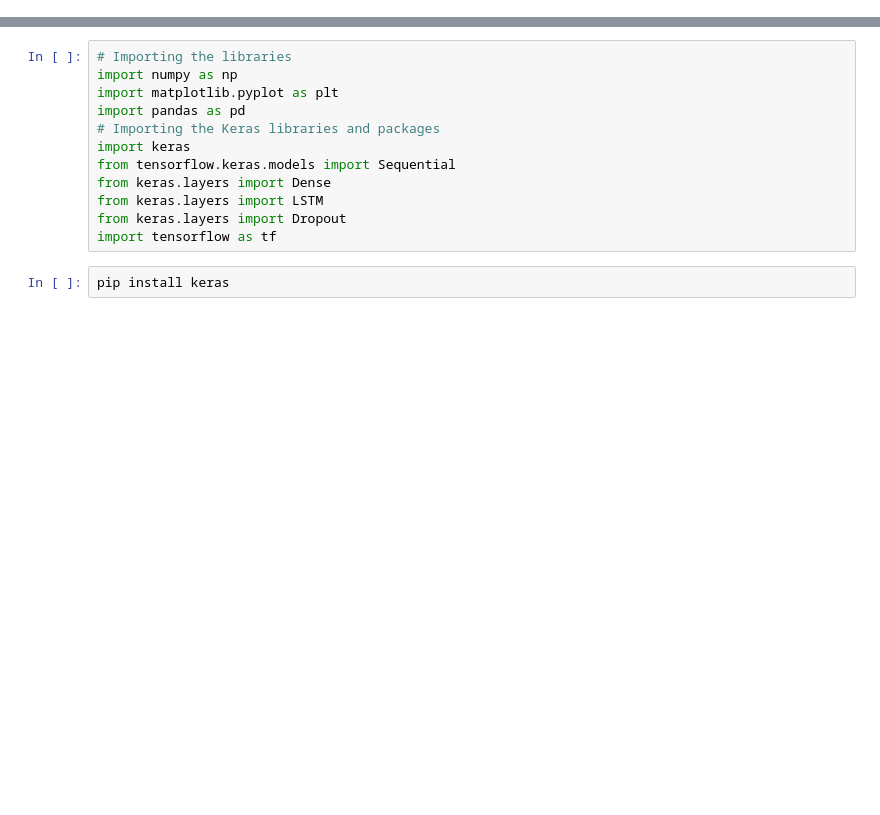
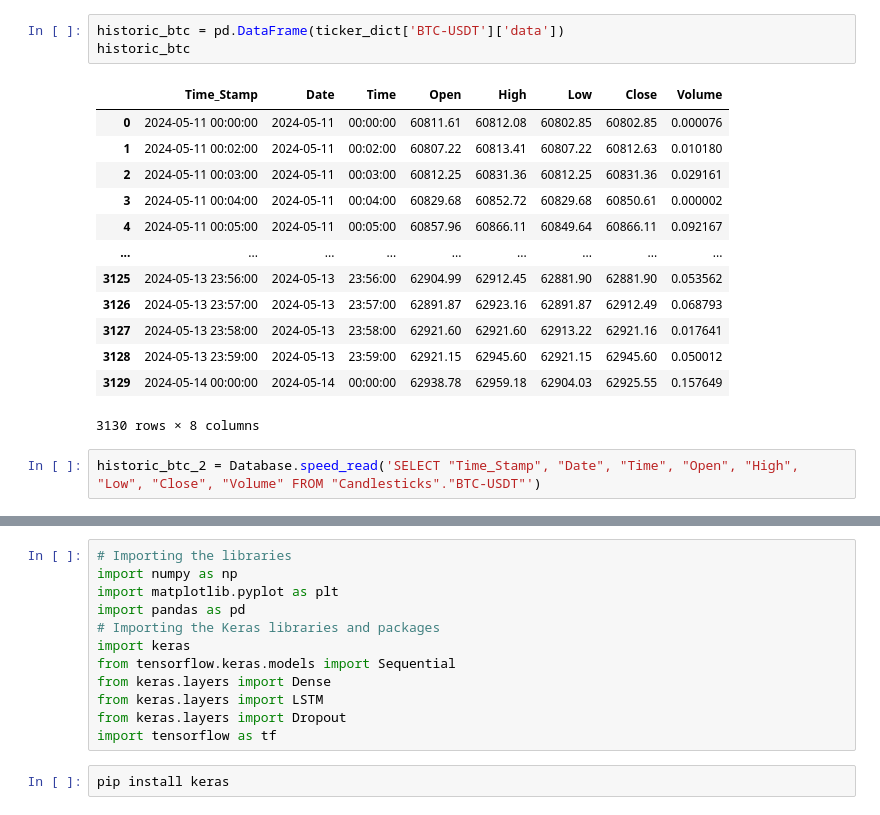
Before and after one commit to amrambouskila/Binance-Trading-Bot, a Jupyter notebook: cryptoFeed.ipynb, the cells around one changed output, grey strips where cells are left out. Cells and saved outputs as stored; diff of their text form; blank space fills up the shorter version.

```diff
--- a/cryptoFeed.ipynb
+++ b/cryptoFeed.ipynb
@@ -465,0 +52,19 @@ fig.update_layout(
+# %%
+historic_btc = pd.DataFrame(ticker_dict['BTC-USDT']['data'])
+historic_btc
+# %% [output]
+|  | Time_Stamp | Date | Time | Open | High | Low | Close | Volume |
+| 0 | 2024-05-11 00:00:00 | 2024-05-11 | 00:00:00 | 60811.61 | 60812.08 | 60802.85 | 60802.85 | 0.000076 |
+| 1 | 2024-05-11 00:02:00 | 2024-05-11 | 00:02:00 | 60807.22 | 60813.41 | 60807.22 | 60812.63 | 0.010180 |
+| 2 | 2024-05-11 00:03:00 | 2024-05-11 | 00:03:00 | 60812.25 | 60831.36 | 60812.25 | 60831.36 | 0.029161 |
+| 3 | 2024-05-11 00:04:00 | 2024-05-11 | 00:04:00 | 60829.68 | 60852.72 | 60829.68 | 60850.61 | 0.000002 |
+| 4 | 2024-05-11 00:05:00 | 2024-05-11 | 00:05:00 | 60857.96 | 60866.11 | 60849.64 | 60866.11 | 0.092167 |
+| ... | ... | ... | ... | ... | ... | ... | ... | ... |
+| 3125 | 2024-05-13 23:56:00 | 2024-05-13 | 23:56:00 | 62904.99 | 62912.45 | 62881.90 | 62881.90 | 0.053562 |
+| 3126 | 2024-05-13 23:57:00 | 2024-05-13 | 23:57:00 | 62891.87 | 62923.16 | 62891.87 | 62912.49 | 0.068793 |
+| 3127 | 2024-05-13 23:58:00 | 2024-05-13 | 23:58:00 | 62921.60 | 62921.60 | 62913.22 | 62921.16 | 0.017641 |
+| 3128 | 2024-05-13 23:59:00 | 2024-05-13 | 23:59:00 | 62921.15 | 62945.60 | 62921.15 | 62945.60 | 0.050012 |
+| 3129 | 2024-05-14 00:00:00 | 2024-05-14 | 00:00:00 | 62938.78 | 62959.18 | 62904.03 | 62925.55 | 0.157649 |
+3130 rows × 8 columns
+# %%
+historic_btc_2 = Database.speed_read('SELECT "Time_Stamp", "Date", "Time", "Open", "High", "Low", "Close", "Volume" FROM "Candlesticks"."BTC-USDT"')
```
Also changed, not shown: parts of 49 cells of this notebook, 9 other files.
